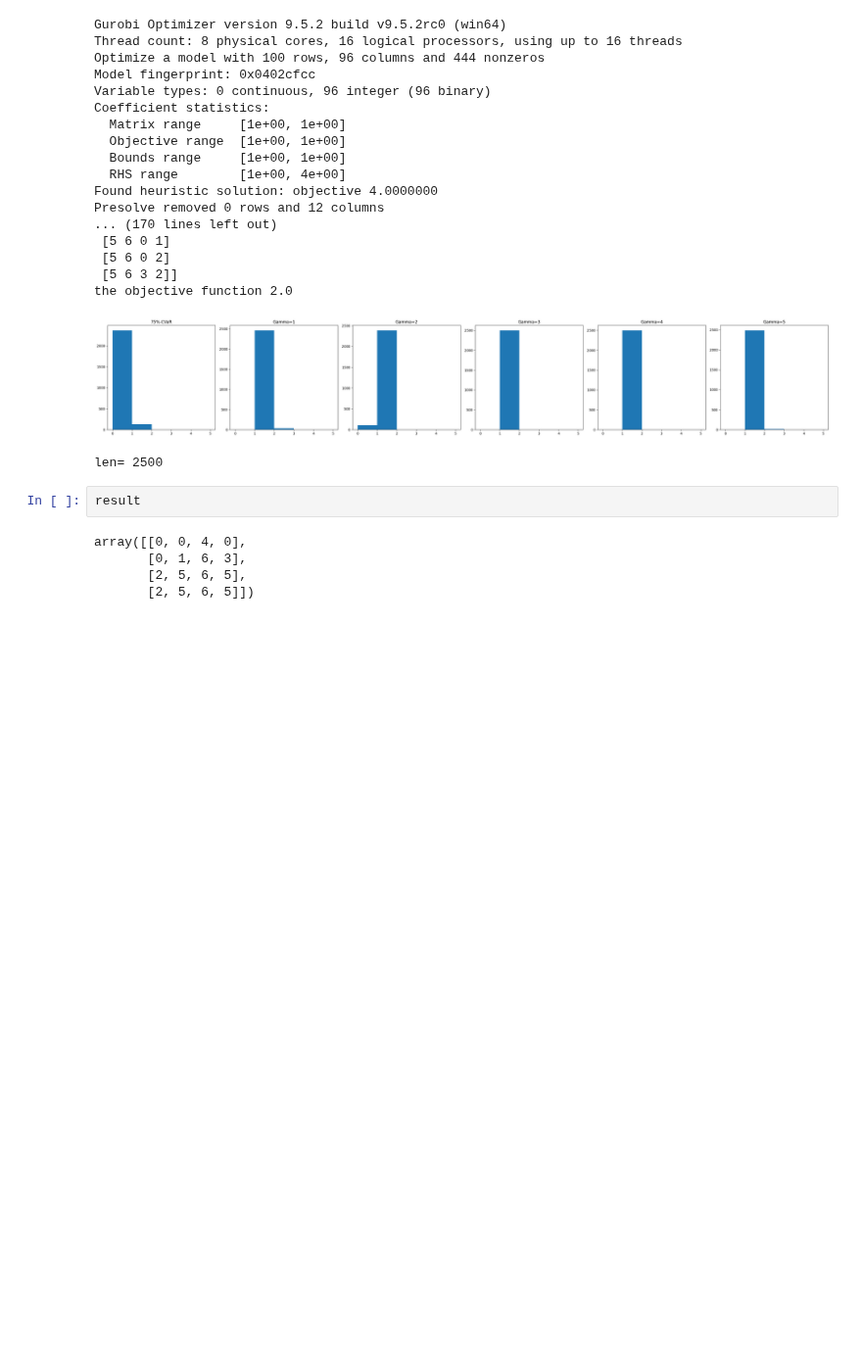
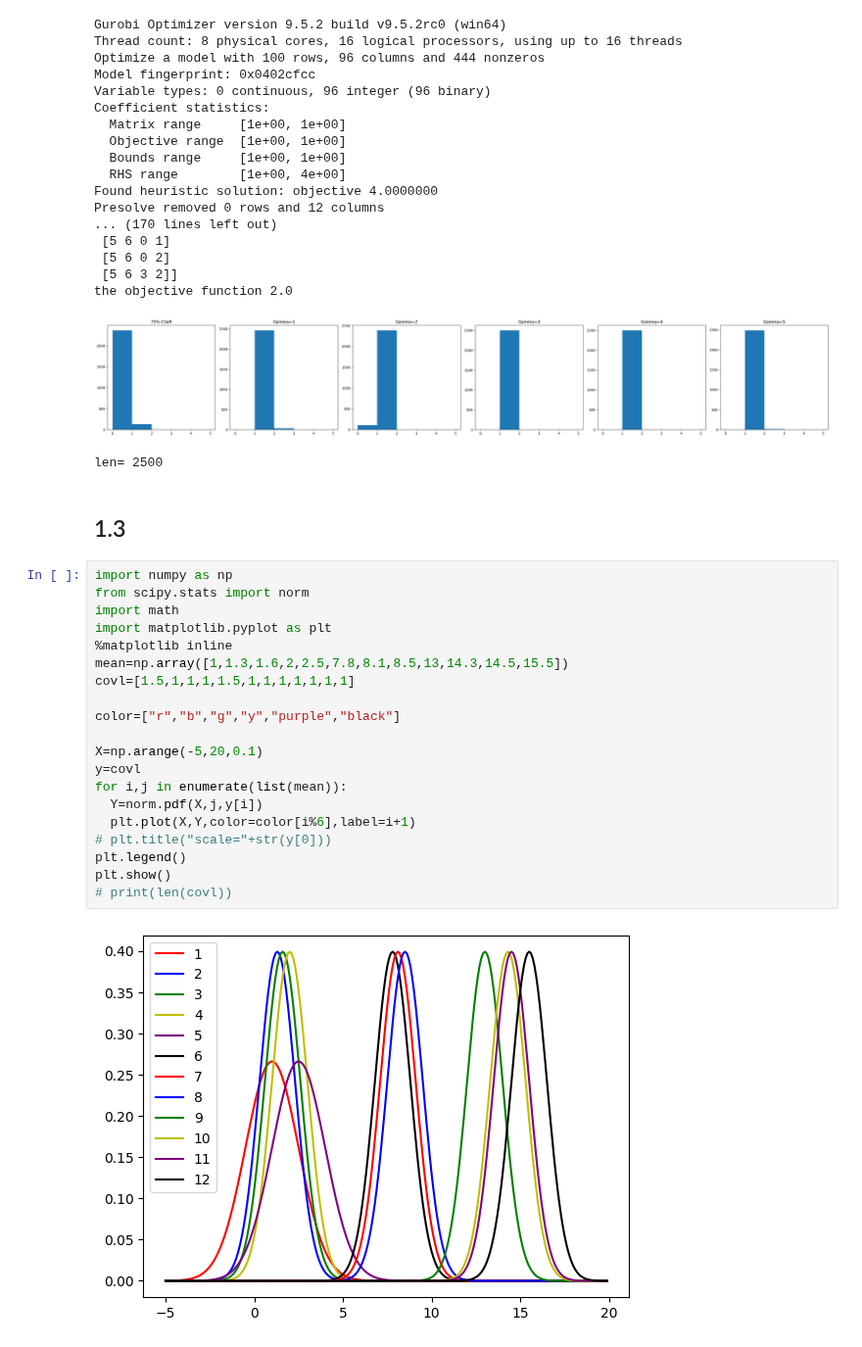
Before and after one commit to ikumadaiki/CPMP, a Jupyter notebook: cut_off.ipynb, the cells around one changed output. Shown at 98% size. Saved outputs shown, nothing was run; the diff lists cells and outputs as text; blank space fills up the shorter version.

```diff
--- a/cut_off.ipynb
+++ b/cut_off.ipynb
@@ -620,10 +626,27 @@ Presolve removed 0 rows and 12 columns
 the objective function 2.0
 [figure]
 len= 2500
-# %%
-result
-# %% [output]
-array([[0, 0, 4, 0],
-       [0, 1, 6, 3],
-       [2, 5, 6, 5],
-       [2, 5, 6, 5]])
+# %% [markdown]
+## 1.3
+# %%
+import numpy as np
+from scipy.stats import norm
+import math
+import matplotlib.pyplot as plt
+%matplotlib inline
+mean=np.array([1,1.3,1.6,2,2.5,7.8,8.1,8.5,13,14.3,14.5,15.5])
+covl=[1.5,1,1,1,1.5,1,1,1,1,1,1,1]
+
+color=["r","b","g","y","purple","black"]
+
+X=np.arange(-5,20,0.1)
+y=covl
+for i,j in enumerate(list(mean)):
+  Y=norm.pdf(X,j,y[i])
+  plt.plot(X,Y,color=color[i%6],label=i+1)
+# plt.title("scale="+str(y[0]))
+plt.legend()
+plt.show()
+# print(len(covl))
+# %% [output]
+[figure, added]
```
Also changed, not shown: parts of 6 cells of this notebook.
